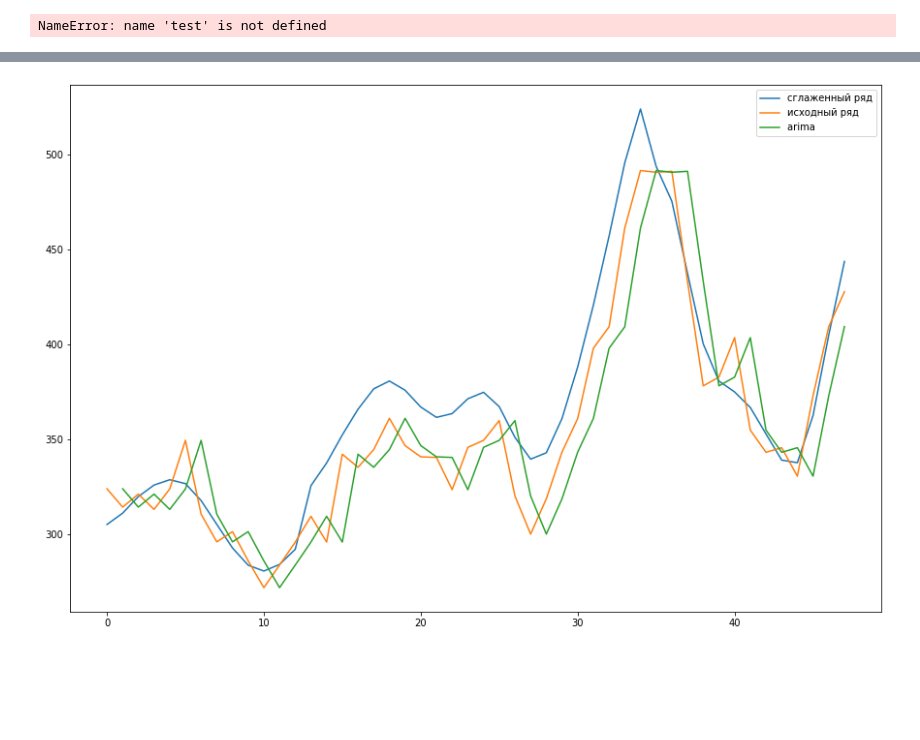
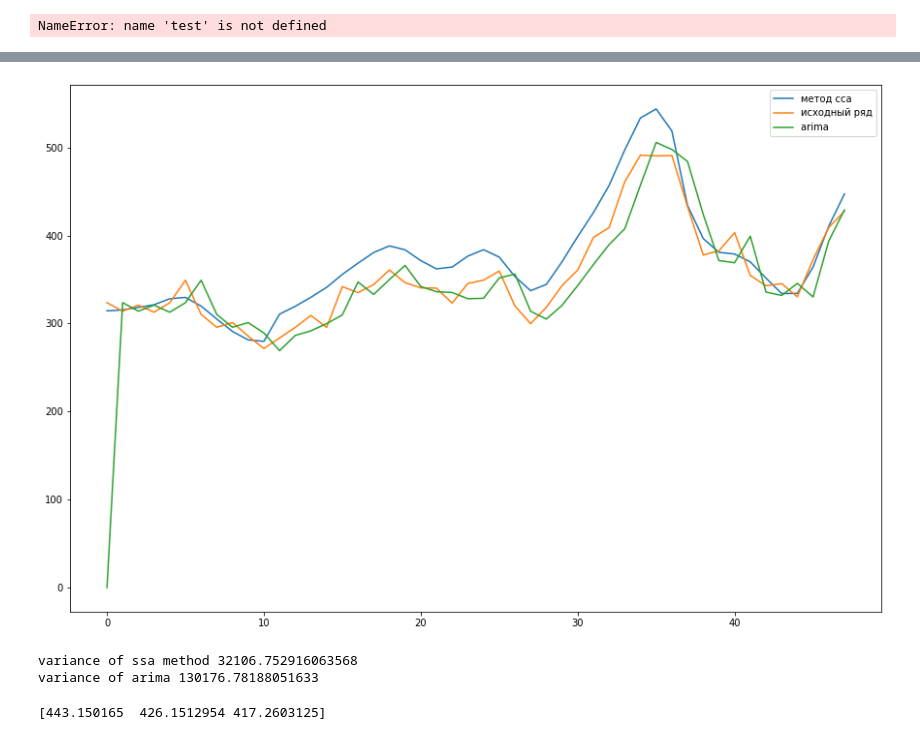
Before and after one commit to Dranikf/multivariate_statistical_analysis, a Jupyter notebook: ysrs2 ssa/main.ipynb, the cells around one changed output, grey strips where cells are left out. Cells and saved outputs as stored; diff of their text form; code cells hidden in the pictures; blank space fills up the shorter version.

```diff
--- a/ysrs2 ssa/main.ipynb
+++ b/ysrs2 ssa/main.ipynb
@@ -2,16 +2,17 @@
 import pandas as pd
 import matplotlib.pyplot as plt
 import numpy as np
-from ssa_functions import create_matrix
-from ssa_functions import reconstruct_series
+from ssa_functions import *
 import sys
 sys.path.append(sys.path[0][:-9] + "/common/")
 import functions
 import statsmodels.api as sm
 
+M = 12
+
 data = pd.read_csv("data.csv", decimal = ',', sep = ';')
 print("data shape" + str(data.shape))
-X = create_matrix(data.to_numpy(), 14)
+X = create_matrix(data.to_numpy(), M)
 pd.DataFrame(X).to_excel("matrixes/X.xlsx")
 # %% [output]
 data shape(48, 1)
@@ -40,5 +41,6 @@ X_n = np.dot(np.dot(V,np.transpose(V)), X)
 pd.DataFrame(X_n).to_excel("matrixes/new_X_matrix.xlsx")
 # %%
 new_data = reconstruct_series(X_n)
-print(new_data)
+data['ssa_series'] = new_data
+print(data['ssa_series'].to_list())
 # %% [output]
@@ -90,7 +92,7 @@ print(test)
 NameError: name 'test' is not defined
 # %%
 #model=sm.tsa.statespace.SARIMAX(data['y'], order=([1,2,5,6,7,8,9,10], 1, [1,2,4,5,6,7,8,9,10])).fit(disp=-1)
-model=sm.tsa.statespace.SARIMAX(data['y'], order=([9,4], 1, [7])).fit(disp=-1)
+model=sm.tsa.statespace.SARIMAX(data['y'], order=([9], 1, [])).fit(disp=-1)
 print(model.summary())
 
 data['pred'] = model.predict(start=0, end=48)
@@ -101,9 +103,4 @@ a = sm.graphics.tsa.plot_acf(model.resid, lags=15, ax = ax)
 
 ax = plt.subplot('212')
 a = sm.graphics.tsa.plot_pacf(model.resid, lags=15, ax = ax)
-
-
-
-print(data)
-print(model.resid)
 # %% [output]
@@ -127,14 +124,26 @@ dtype: float64
 [figure]
 # %%
-
 
 fig = plt.figure(figsize = [15,10])
 
-plt.plot(new_data)
+plt.plot(data['ssa_series'])
 plt.plot(data['y'])
-plt.plot(arima_pred)
-plt.legend(['сглаженный ряд', 'исходный ряд', 'arima '])
+plt.plot(data['pred'])
+plt.legend(['метод сса', 'исходный ряд', 'arima '])
 
-plt.savefig("result.png")
+plt.savefig("pictures/result.png")
 # %% [output]
-[figure, old version]
+[figure, new version]
+# %%
+print("variance of ssa method " + str((((data['y'] - data['ssa_series']).to_numpy())**2).sum()))
+print("variance of arima " + str((((data['y'] - data['pred']).to_numpy())**2).sum()))
+# %% [output]
+variance of ssa method 32106.752916063568
+variance of arima 130176.78188051633
+# %%
+N = data['y'].shape[0]
+
+result = ssa_forecaster(V, N, M, data['y'].to_numpy(), 3)
+print(result[-3:])
+# %% [output]
+[443.150165  426.1512954 417.2603125]
```
Also changed, not shown: parts of 2 cells of this notebook, 11 other files.
